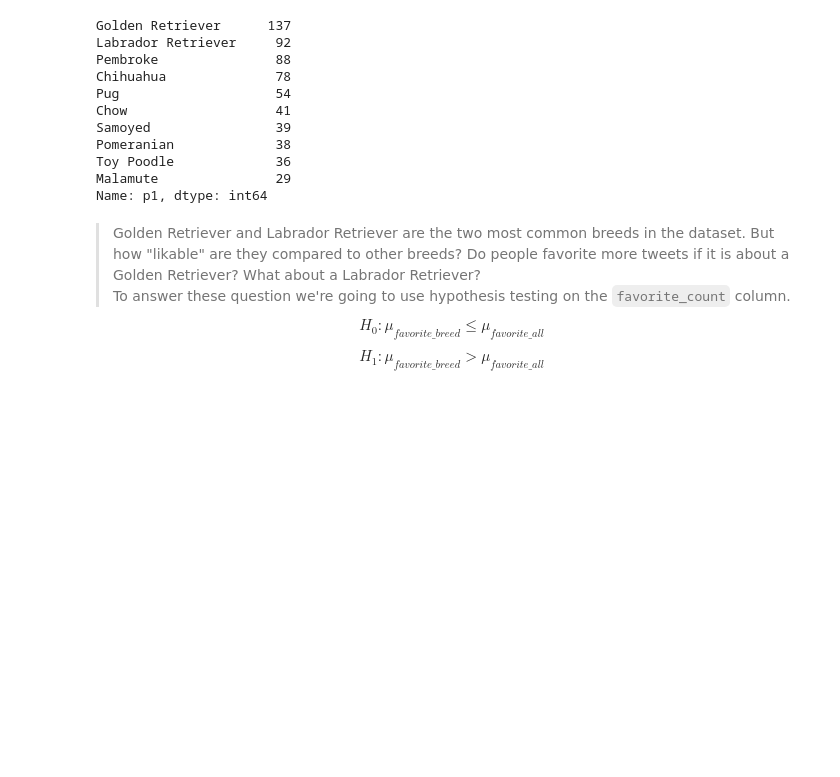
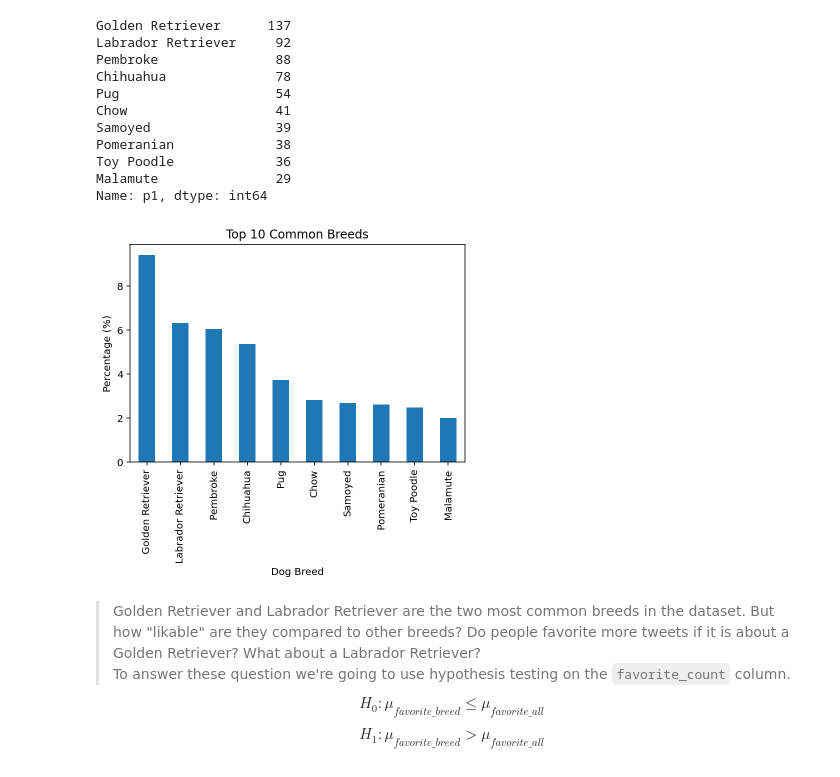
Before and after one commit to thiagofuruchima/we_rate_dogs, a Jupyter notebook: wrangle_act.ipynb, the cells around one changed output. Saved outputs shown, nothing was run; the diff lists cells and outputs as text; code cells hidden in the pictures; blank space fills up the shorter version.

Commit message:
Fixed a visualization issue

```diff
--- a/wrangle_act.ipynb
+++ b/wrangle_act.ipynb
@@ -65,7 +65,7 @@ url = 'https://d17h27t6h515a5.cloudfront.net/topher/2017/August/599fd2ad_image-p
 # %%
 response = requests.get(url)
 if (response.status_code==200):
-    with open('image-predictions.tsv', 'wb') as file:
+    with open('data/image-predictions.tsv', 'wb') as file:
         file.write(response.content)
 # %%
 df_image_predictions = pd.read_csv('data/image-predictions.tsv', sep='\t')
@@ -541,6 +541,14 @@ Pomeranian             38
 Toy Poodle             36
 Malamute               29
 Name: p1, dtype: int64
+# %%
+(df[is_dog]['p1'].value_counts(normalize=True).head(10)*100).plot(kind='bar')
+plt.xlabel('Dog Breed')
+plt.ylabel('Percentage (%)')
+plt.title('Top 10 Common Breeds')
+plt.show()
+# %% [output]
+[figure, added]
 # %% [markdown]
 > Golden Retriever and Labrador Retriever are the two most common breeds in the dataset. But how "likable" are they compared to other breeds? Do people favorite more tweets if it is about a Golden Retriever? What about a Labrador Retriever?
  <br/>To answer these question we're going to use hypothesis testing on the `favorite_count` column.
```
Also changed, not shown: parts of 110 cells of this notebook, 2 other files.
